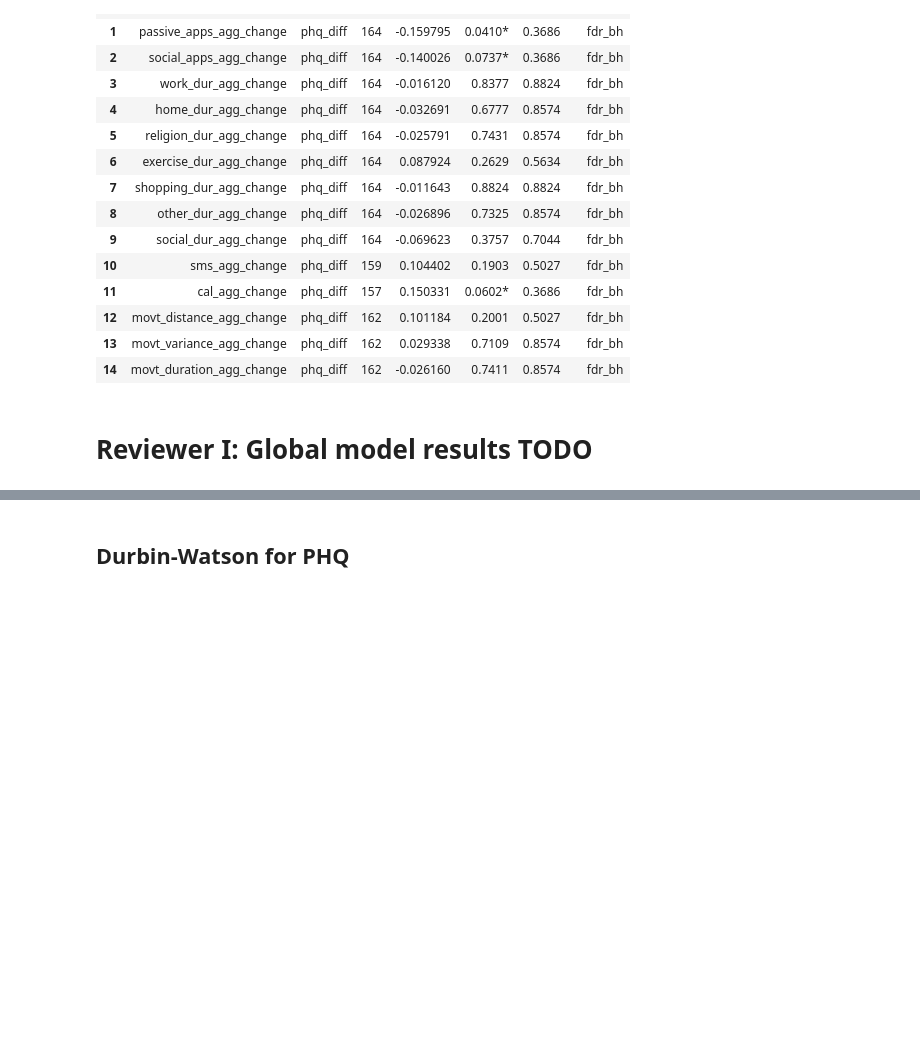
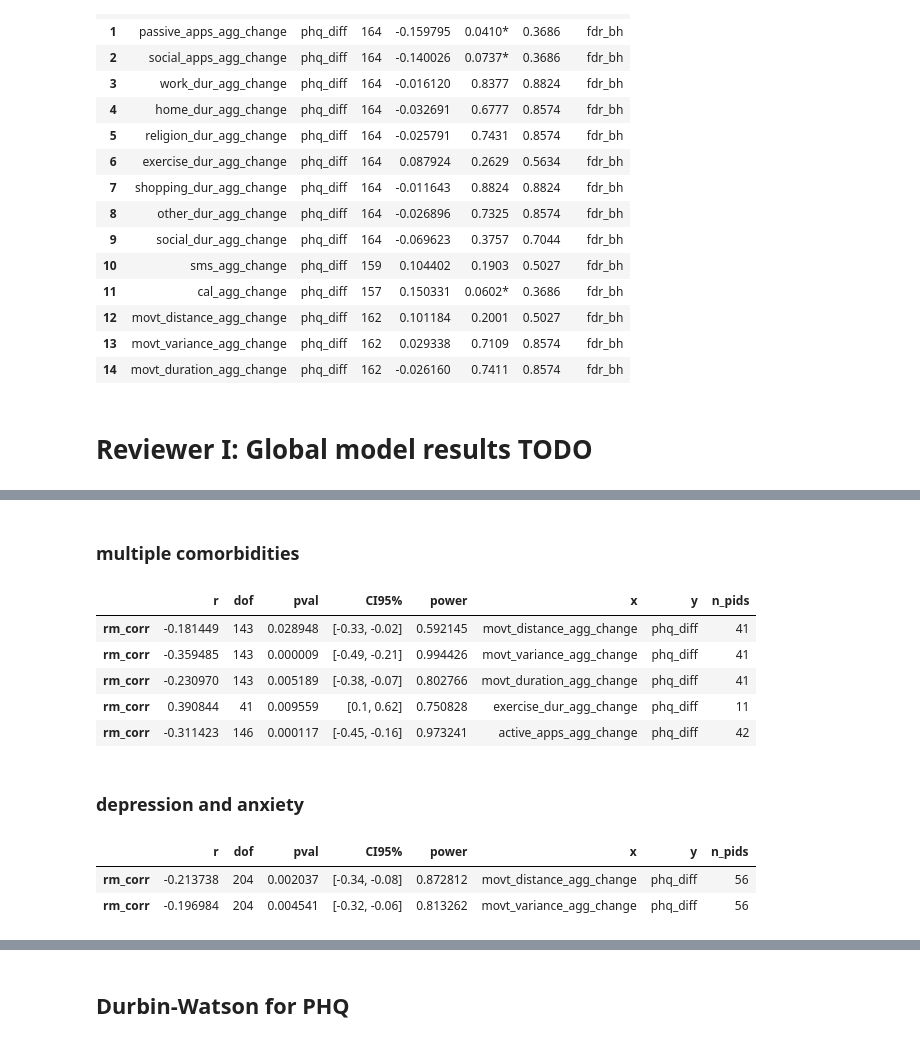
Before and after one commit to tliu526/lifesense, a Jupyter notebook: jmir_notebooks/jmir_review_analysis.ipynb, the cells around one changed output, grey strips where cells are left out. Saved outputs shown, nothing was run; the diff lists cells and outputs as text; code cells hidden in the pictures; blank space fills up the shorter version.

```diff
--- a/jmir_notebooks/jmir_review_analysis.ipynb
+++ b/jmir_notebooks/jmir_review_analysis.ipynb
@@ -1419,0 +1427,38 @@ spearman, alpha < 0.1
+# %%
+def display_rm_corr(df, features, target):
+    """
+    Displays the repeated measures correlation df.
+
+    df (pd.DataFrame)
+    features (list): the list of features to compile
+    target (str): the assessment outcome to target
+    """
+    rm_corr_df = pd.DataFrame()
+
+    for col in features:
+        #print(col)
+        tmp_df = df.dropna(subset=[col, target])
+        #tmp_df = tmp_df.drop_duplicates(subset=[col, target])
+        counts = tmp_df['pid'].value_counts()
+        incl_pids = counts[counts > 2]
+        tmp_df = tmp_df[tmp_df['pid'].isin(incl_pids.index)]
+
+        # remove individuals with zero variance in their responses
+        zero_std_pids = tmp_df.groupby('pid', as_index=False)[[col, target]].std()
+        zero_std_pids = zero_std_pids[(zero_std_pids[target] == 0) | (zero_std_pids[col] == 0)]['pid']
+        tmp_df = tmp_df[~tmp_df['pid'].isin(zero_std_pids)]
+
+        #print(tmp_df['pid'].unique().shape)
+
+        try:
+            corr_df = pg.rm_corr(data=tmp_df, x=col, y=target, subject='pid')
+            corr_df['x'] = col
+            corr_df['y'] = target
+            corr_df['n_pids'] = tmp_df['pid'].unique().shape[0]
+            rm_corr_df = rm_corr_df.append(corr_df)
+
+        except Exception:
+            display(tmp_df[['pid', col, target]])
+            raise
+
+    return rm_corr_df
@@ -1419,0 +1480,23 @@ spearman, alpha < 0.1
+# %% [markdown]
+### multiple comorbidities
+# %%
+sel_features = ['movt_distance_agg_change', 'movt_variance_agg_change', 'movt_duration_agg_change', 'exercise_dur_agg_change', 'active_apps_agg_change']
+sel_state_df = phq_corr[phq_corr['baseline_cluster'] == 'dep_anx']
+display_rm_corr(sel_state_df, sel_features, 'phq_diff')
+# %% [output]
+|  | r | dof | pval | CI95% | power | x | y | n_pids |
+| rm_corr | -0.181449 | 143 | 0.028948 | [-0.33, -0.02] | 0.592145 | movt_distance_agg_change | phq_diff | 41 |
+| rm_corr | -0.359485 | 143 | 0.000009 | [-0.49, -0.21] | 0.994426 | movt_variance_agg_change | phq_diff | 41 |
+| rm_corr | -0.230970 | 143 | 0.005189 | [-0.38, -0.07] | 0.802766 | movt_duration_agg_change | phq_diff | 41 |
+| rm_corr | 0.390844 | 41 | 0.009559 | [0.1, 0.62] | 0.750828 | exercise_dur_agg_change | phq_diff | 11 |
+| rm_corr | -0.311423 | 146 | 0.000117 | [-0.45, -0.16] | 0.973241 | active_apps_agg_change | phq_diff | 42 |
+# %% [markdown]
+### depression and anxiety
+# %%
+sel_features = ['movt_distance_agg_change', 'movt_variance_agg_change']
+sel_state_df = phq_corr[phq_corr['baseline_cluster'] == 'gen_anx']
+display_rm_corr(sel_state_df, sel_features, 'phq_diff')
+# %% [output]
+|  | r | dof | pval | CI95% | power | x | y | n_pids |
+| rm_corr | -0.213738 | 204 | 0.002037 | [-0.34, -0.08] | 0.872812 | movt_distance_agg_change | phq_diff | 56 |
+| rm_corr | -0.196984 | 204 | 0.004541 | [-0.32, -0.06] | 0.813262 | movt_variance_agg_change | phq_diff | 56 |
```
Also changed, not shown: parts of 21 cells of this notebook.
